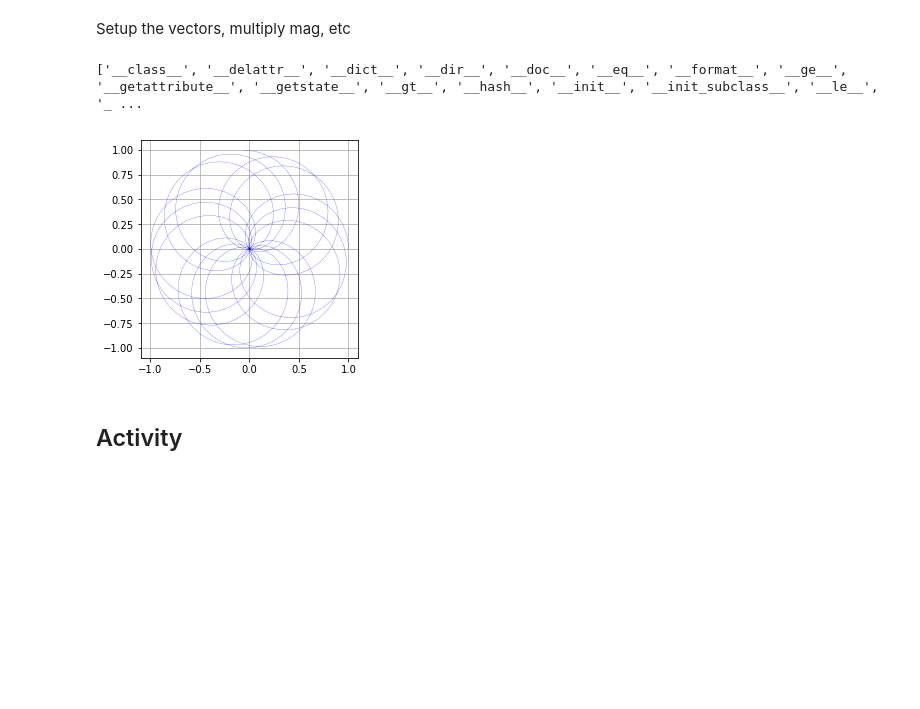
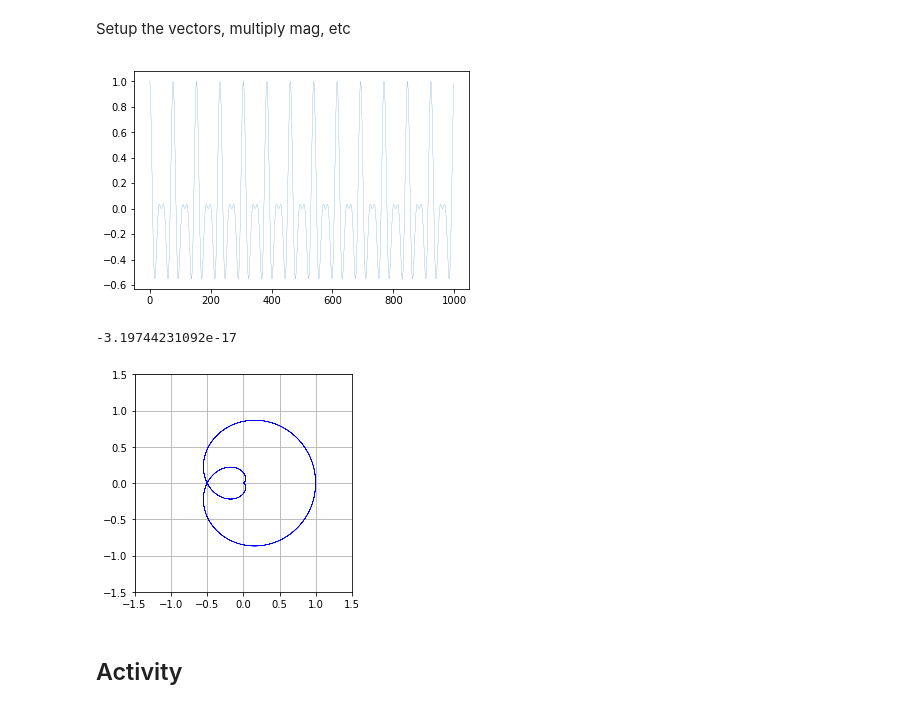
Before and after one commit to skevbrown/PythonTestPlots, a Jupyter notebook: fourierWindingPlots.ipynb, the cells around one changed output. Saved outputs shown, nothing was run; the diff lists cells and outputs as text; code cells hidden in the pictures; blank space fills up the shorter version.

```diff
--- a/fourierWindingPlots.ipynb
+++ b/fourierWindingPlots.ipynb
@@ -56,21 +56,23 @@ plt.show()
 Setup the vectors, multiply mag, etc
 # %%
 #plt.figure()
-ceFreq = 0.79
-compExp.real = np.cos(0.79*vecFreq*tiVec)
-compExp.imag = np.sin((0.79*vecFreq*tiVec))
+ceFreq = 2.0
+compExp.real = np.cos(ceFreq*vecFreq*tiVec)
+compExp.imag = np.sin(ceFreq*vecFreq*tiVec)
 
 [compMag, compAng] = polarvec(compExp.real,compExp.imag); compMag = compMag * ampVec1;
 [compExp.real, compExp.imag ] = rectvec(compMag,compAng )
-
+plt.plot(compExp.real,linewidth=0.2);plt.draw();plt.show();
 plt.plot(compExp.real,compExp.imag,'b',linewidth=0.2)
-plt.grid(); plt.gca().set_aspect('equal', adjustable='box'); plt.draw();
-print( dir(plt.gca()) )
-plt.set_xlim([-1.5,1.5]); plt.set_ylim([-1.5,1.5]);
+plt.gca().set_xlim(-1.5,1.5); plt.gca().set_ylim(-1.5,1.5);
+plt.gca().set_aspect('equal', adjustable='box'); plt.grid(); plt.draw();
+#print( dir(compExp) )
+print( compExp.imag.mean() )
 plt.show();
 # %% [output]
+[figure, new version]
-['__class__', '__delattr__', '__dict__', '__dir__', '__doc__', '__eq__', '__format__', '__ge__', '__getattribute__', '__getstate__', '__gt__', '__hash__', '__init__', '__init_subclass__', '__le__', '_ ...
+-3.19744231092e-17
-[figure, old version]
+[figure, added]
 # %% [markdown]
 ## Activity
 # %% [markdown]
```
Also changed, not shown: parts of 2 cells of this notebook.
